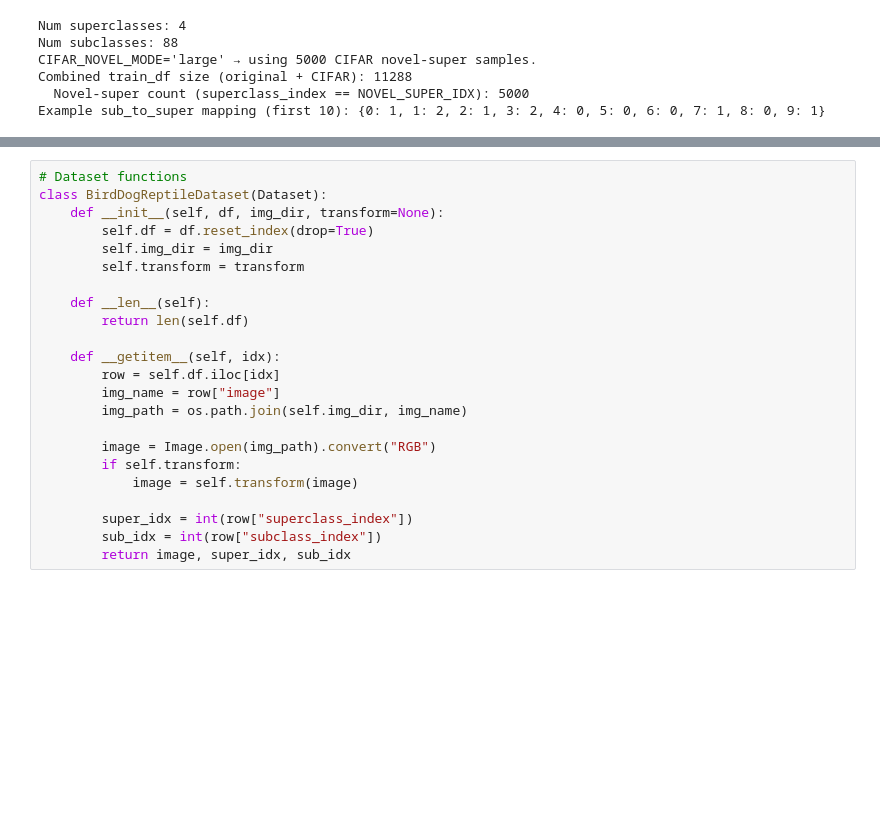
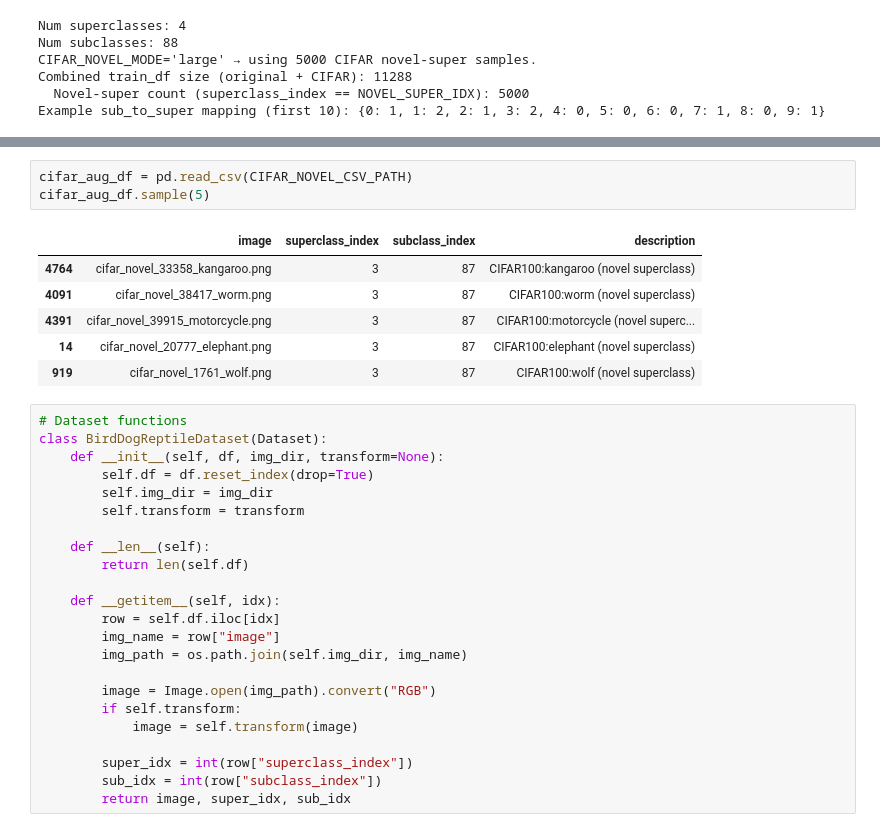
Before and after one commit to akseldkw07/NNDL-Project, a Jupyter notebook: NNDL_PROJECT_FINAL/NNDL_Project_Notebook_Live_AKSEL.ipynb, the cells around one changed output, grey strips where cells are left out. Saved outputs shown, nothing was run; the diff lists cells and outputs as text; blank space fills up the shorter version.

```diff
--- a/NNDL_PROJECT_FINAL/NNDL_Project_Notebook_Live_AKSEL.ipynb
+++ b/NNDL_PROJECT_FINAL/NNDL_Project_Notebook_Live_AKSEL.ipynb
@@ -382,3 +307,13 @@ Example sub_to_super mapping (first 10): {0: 1, 1: 2, 2: 1, 3: 2, 4: 0, 5: 0, 6:
+# %%
+cifar_aug_df = pd.read_csv(CIFAR_NOVEL_CSV_PATH)
+cifar_aug_df.sample(5)
+# %% [output]
+|  | image | superclass_index | subclass_index | description |
+| 4764 | cifar_novel_33358_kangaroo.png | 3 | 87 | CIFAR100:kangaroo (novel superclass) |
+| 4091 | cifar_novel_38417_worm.png | 3 | 87 | CIFAR100:worm (novel superclass) |
+| 4391 | cifar_novel_39915_motorcycle.png | 3 | 87 | CIFAR100:motorcycle (novel superc... |
+| 14 | cifar_novel_20777_elephant.png | 3 | 87 | CIFAR100:elephant (novel superclass) |
+| 919 | cifar_novel_1761_wolf.png | 3 | 87 | CIFAR100:wolf (novel superclass) |
 # %%
 # Dataset functions
 class BirdDogReptileDataset(Dataset):
```
Also changed, not shown: parts of 7 cells of this notebook, 6 other files.
